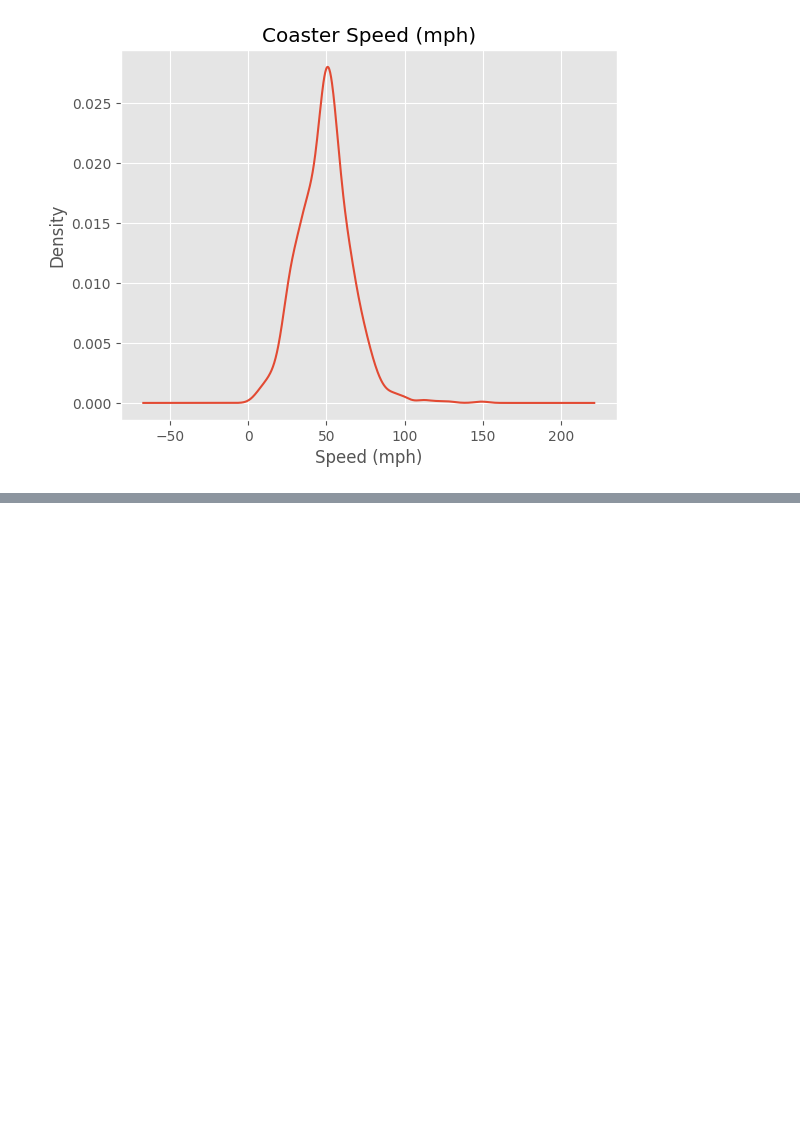
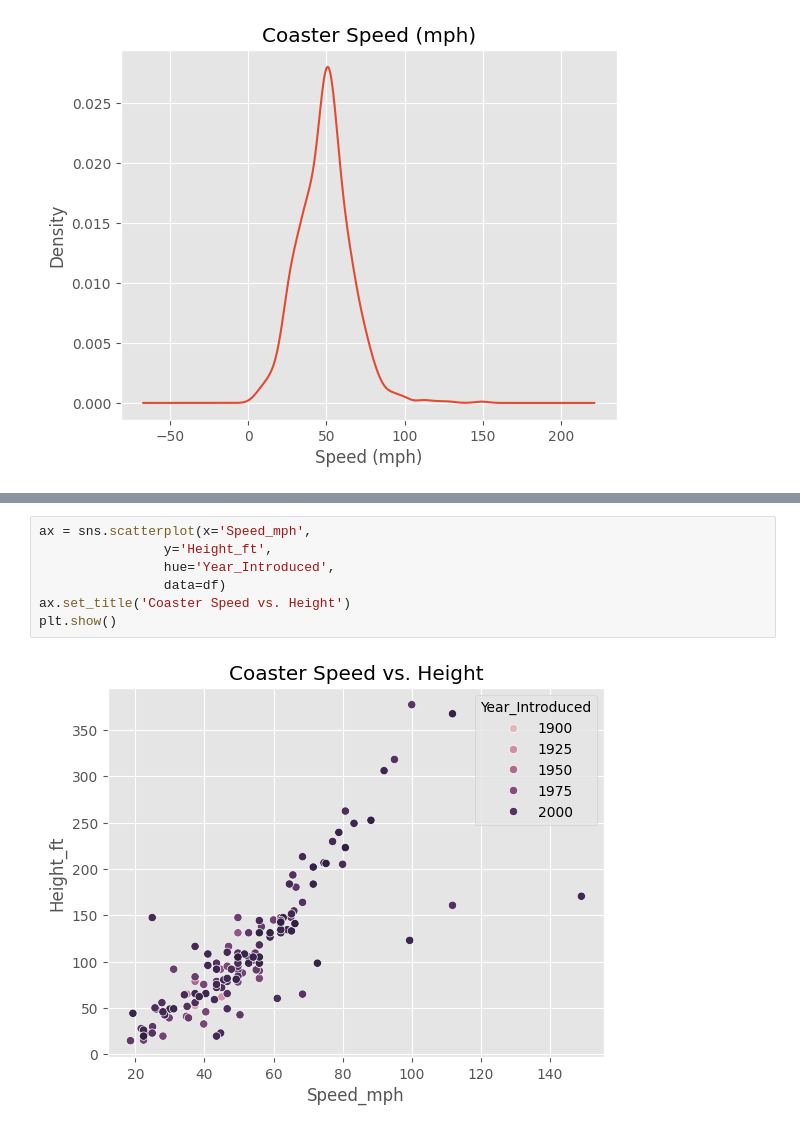
Before and after one commit to MiolaTomas/EDA-Project, a Jupyter notebook: EDA.ipynb, the cells around one changed output, grey strips where cells are left out. Cells and saved outputs as stored; diff of their text form; blank space fills up the shorter version.

```diff
--- a/EDA.ipynb
+++ b/EDA.ipynb
@@ -149,0 +160,9 @@ Text(0.5, 0, 'Speed (mph)')
+# %%
+ax = sns.scatterplot(x='Speed_mph',
+                y='Height_ft',
+                hue='Year_Introduced',
+                data=df)
+ax.set_title('Coaster Speed vs. Height')
+plt.show()
+# %% [output]
+[figure, added]
```
Also changed, not shown: parts of 5 cells of this notebook.
